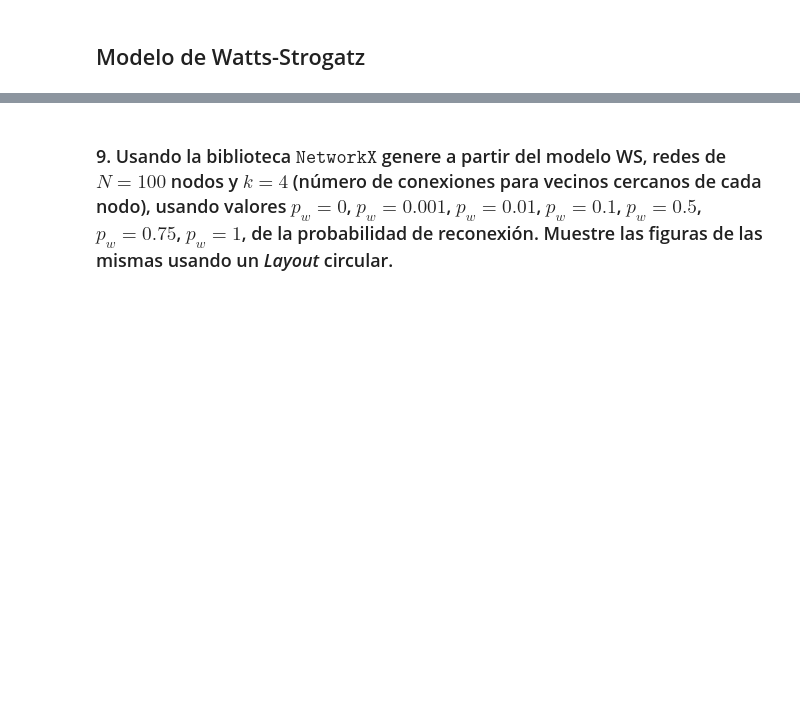
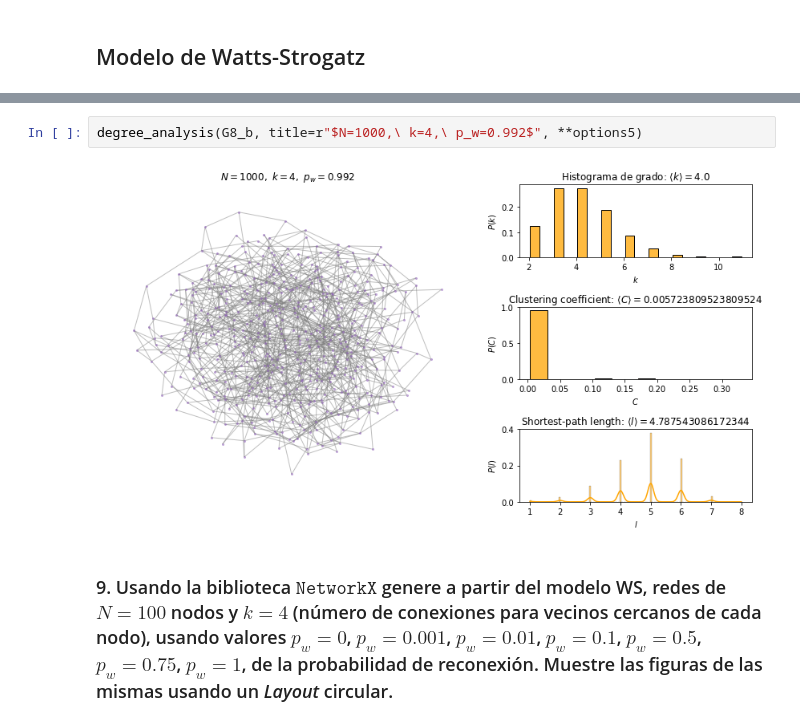
Before and after one commit to joshbrx/VoterModel_Network, a Jupyter notebook: Tipos y modelos de redes.ipynb, the cells around one changed output, grey strips where cells are left out. Saved outputs shown, nothing was run; the diff lists cells and outputs as text; blank space fills up the shorter version.

```diff
--- a/Tipos y modelos de redes.ipynb
+++ b/Tipos y modelos de redes.ipynb
@@ -372,3 +381,7 @@ plt.show()
+# %%
+degree_analysis(G8_b, title=r"$N=1000,\ k=4,\ p_w=0.992$", **options5)
+# %% [output]
+[figure, added]
 # %% [markdown]
 ### 9. Usando la biblioteca $\texttt{NetworkX}$ genere a partir del modelo WS, redes de $N = 100$ nodos y $k = 4$ (número de conexiones para vecinos cercanos de cada nodo), usando valores $p_w = 0$, $p_w = 0.001$, $p_w = 0.01$, $p_w = 0.1$, $p_w = 0.5$, $p_w = 0.75$, $p_w = 1$, de la probabilidad de reconexión. Muestre las figuras de las mismas usando un *Layout* circular.
 # %%
```
Also changed, not shown: parts of 3 cells of this notebook.
